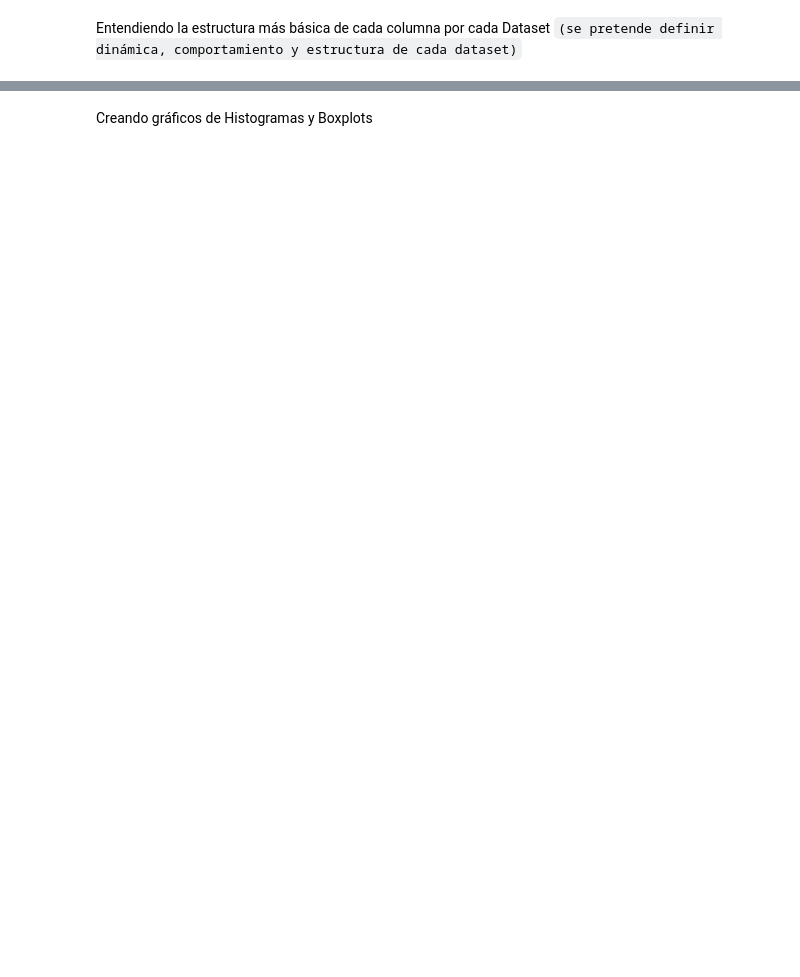
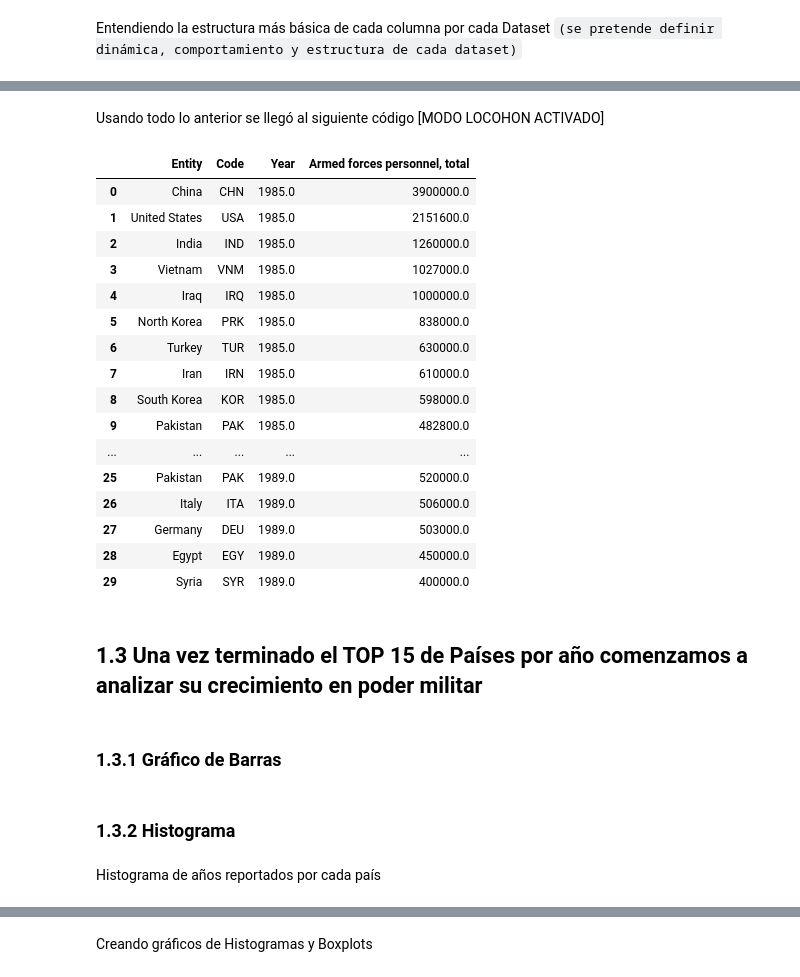
Before and after one commit to martinje24/Data-Science, a Jupyter notebook: Analisis-univariado/Idea_Martin_Reyes.ipynb, the cells around one changed output, grey strips where cells are left out. Drawn from its saved outputs; the diff is of its cells as text; code cells hidden in the pictures; blank space fills up the shorter version.

```diff
--- a/Analisis-univariado/Idea_Martin_Reyes.ipynb
+++ b/Analisis-univariado/Idea_Martin_Reyes.ipynb
@@ -46,0 +85,6 @@ Zimbabwe            ZWE          50800.0     50900.0     52700.0     67800.0
+# %%
+#Aquí nos damos cuenta que existen valores que no queremos como los datos del Mundo
+prueba=df_afp.groupby(["Year","Entity"])["Armed forces personnel, total"].max()
+print(prueba.sort_index(ascending=False).sort_values(ascending=False))
+prueba=prueba.reset_index().sort_values(by=["Year","Armed forces personnel, total"])
+prueba
@@ -46,0 +120,9 @@ Zimbabwe            ZWE          50800.0     50900.0     52700.0     67800.0
+# %%
+years=prueba["Year"].unique()
+print(years.max())
+list_to_avoid=["World","Low and middle income","Middle income","Lower middle income","Upper middle income",
+            "East Asia and Pacific","High income","Europe and Central Asia","South Asia","Middle East and North Africa",
+            "Low income","Latin America and Caribbean","Sub-Saharan Africa","European Union","North America"]
+prueba2=prueba.where(prueba["Year"]==years.max()).dropna().sort_values(by="Armed forces personnel, total",ascending=False)
+#sacando el top 15 de países con mayor personal para el 2019, el False es para evitar la lista de regiones y el mundo
+prueba2[prueba2.Entity.str.contains('|'.join(list_to_avoid))==False].head(15)
@@ -46,0 +147,43 @@ Zimbabwe            ZWE          50800.0     50900.0     52700.0     67800.0
+# %% [markdown]
+Usando todo lo anterior se llegó al siguiente código [MODO LOCOHON ACTIVADO]
+# %%
+#Quiero filtrar esta lista de mi dataset
+list_to_avoid=["World","Low and middle income","Middle income","Lower middle income","Upper middle income",
+            "East Asia and Pacific","High income","Europe and Central Asia","South Asia","Middle East and North Africa",
+            "Low income","Latin America and Caribbean","Sub-Saharan Africa","European Union","North America"]
+#En este paso lo filtramos y evitamos la lista de arriba
+df_afp_locochon=df_afp[df_afp.Entity.str.contains('|'.join(list_to_avoid))==False]
+#Aquí creamos un DataFrame vacío para hacerle merge con las mismas columnas
+df_afp_topN=pd.DataFrame(columns=df_afp_locochon.columns)
+#Decidimos traer 15 países por año
+First_N_Values=15
+for year in years:
+    #Recorremos por año el dataset locochon y quitamos los NaN values, ordenamos de mayor a menor y retiramos los primers N valores
+    data_per_year=df_afp_locochon.where(df_afp_locochon["Year"]==year).dropna().sort_values(by="Armed forces personnel, total",ascending=False).head(First_N_Values)
+    #Procedemos a hacer el merge tipo outer para no perder ningun dato
+    df_afp_topN=df_afp_topN.merge(data_per_year,how="outer")
+
+#Comprobamos
+df_afp_topN.iloc[0:30]
+# %% [output]
+|  | Entity | Code | Year | Armed forces personnel, total |
+| 0 | China | CHN | 1985.0 | 3900000.0 |
+| 1 | United States | USA | 1985.0 | 2151600.0 |
+| 2 | India | IND | 1985.0 | 1260000.0 |
+| 3 | Vietnam | VNM | 1985.0 | 1027000.0 |
+| 4 | Iraq | IRQ | 1985.0 | 1000000.0 |
+| 5 | North Korea | PRK | 1985.0 | 838000.0 |
+| 6 | Turkey | TUR | 1985.0 | 630000.0 |
+| 7 | Iran | IRN | 1985.0 | 610000.0 |
+| 8 | South Korea | KOR | 1985.0 | 598000.0 |
+| 9 | Pakistan | PAK | 1985.0 | 482800.0 |
+| ... | ... | ... | ... | ... |
+| 25 | Pakistan | PAK | 1989.0 | 520000.0 |
+| 26 | Italy | ITA | 1989.0 | 506000.0 |
+| 27 | Germany | DEU | 1989.0 | 503000.0 |
+| 28 | Egypt | EGY | 1989.0 | 450000.0 |
+| 29 | Syria | SYR | 1989.0 | 400000.0 |
+# %% [markdown]
+## 1.3 Una vez terminado el TOP 15 de Países por año comenzamos a analizar su crecimiento en poder militar
+# %% [markdown]
+### 1.3.1 Gráfico de Barras
@@ -46,0 +195,4 @@ Zimbabwe            ZWE          50800.0     50900.0     52700.0     67800.0
+# %% [markdown]
+### 1.3.2 Histograma
+# %% [markdown]
+Histograma de años reportados por cada país
```
Also changed, not shown: parts of 21 cells of this notebook.
